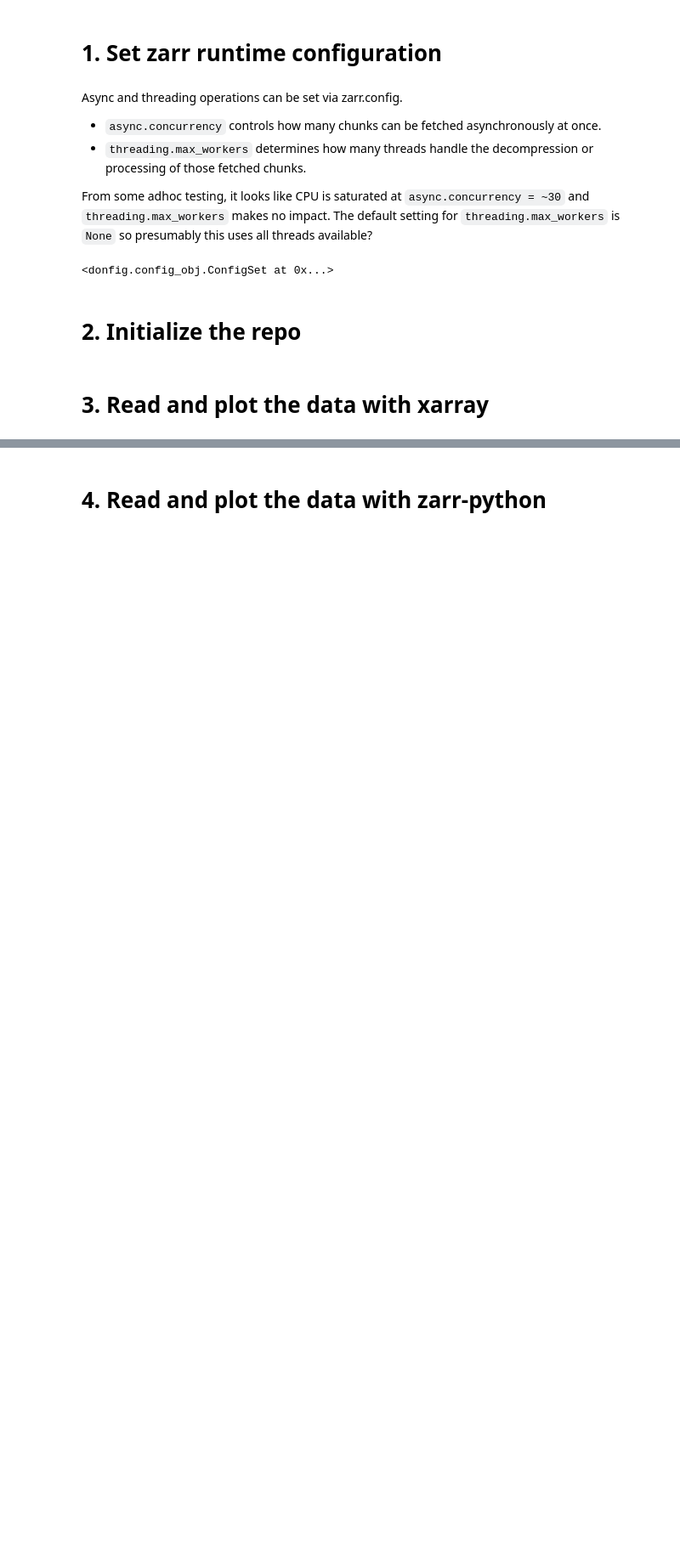
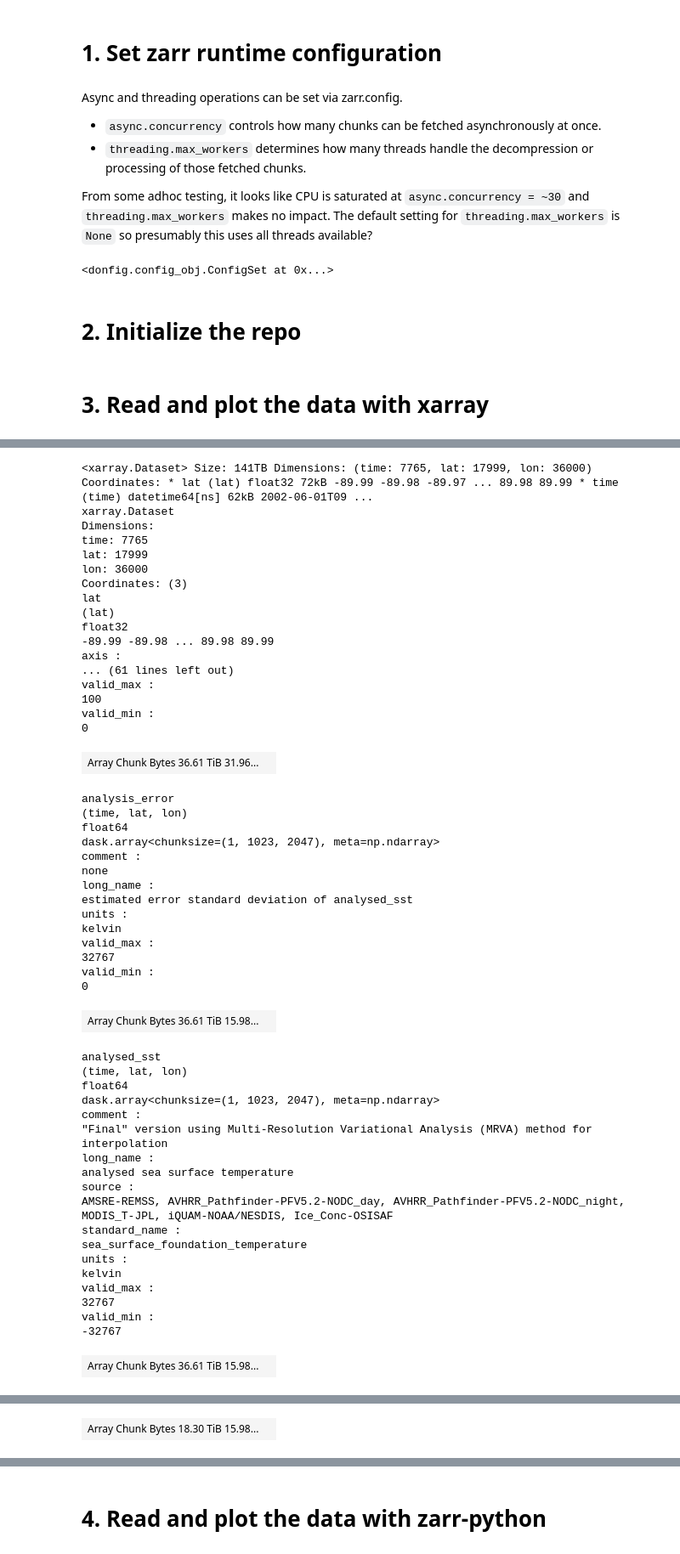
Before and after one commit to earth-mover/icechunk-nasa, a Jupyter notebook: notebooks/mur-sst/read_virtual.ipynb, the cells around one changed output, grey strips where cells are left out. Shown at 85% size. Saved outputs shown, nothing was run; the diff lists cells and outputs as text; code cells hidden in the pictures; blank space fills up the shorter version.

```diff
--- a/notebooks/mur-sst/read_virtual.ipynb
+++ b/notebooks/mur-sst/read_virtual.ipynb
@@ -36,7 +39,7 @@ zarr.config.set({
 # 2. Initialize the repo
 # %%
 repo = helpers.find_or_create_icechunk_repo(
-    store_name="MUR-JPL-L4-GLOB-v4.1-virtual-v3",
+    store_name="MUR-JPL-L4-GLOB-v4.1-virtual-v4/",
     store_type="s3",
     overwrite=False
 )
@@ -51,0 +55,55 @@ Wall time: 24.4 s
+# %%
+xds
+# %% [output]
+<xarray.Dataset> Size: 141TB Dimensions: (time: 7765, lat: 17999, lon: 36000) Coordinates: * lat (lat) float32 72kB -89.99 -89.98 -89.97 ... 89.98 89.99 * time (time) datetime64[ns] 62kB 2002-06-01T09 ...
+xarray.Dataset
+Dimensions:
+time: 7765
+lat: 17999
+lon: 36000
+Coordinates: (3)
+lat
+(lat)
+float32
+-89.99 -89.98 ... 89.98 89.99
+axis :
+... (61 lines left out)
+valid_max :
+100
+valid_min :
+0
+| Array Chunk Bytes 36.61 TiB 31.96... |  |
+analysis_error
+(time, lat, lon)
+float64
+dask.array<chunksize=(1, 1023, 2047), meta=np.ndarray>
+comment :
+none
+long_name :
+estimated error standard deviation of analysed_sst
+units :
+kelvin
+valid_max :
+32767
+valid_min :
+0
+| Array Chunk Bytes 36.61 TiB 15.98... |  |
+analysed_sst
+(time, lat, lon)
+float64
+dask.array<chunksize=(1, 1023, 2047), meta=np.ndarray>
+comment :
+"Final" version using Multi-Resolution Variational Analysis (MRVA) method for interpolation
+long_name :
+analysed sea surface temperature
+source :
+AMSRE-REMSS, AVHRR_Pathfinder-PFV5.2-NODC_day, AVHRR_Pathfinder-PFV5.2-NODC_night, MODIS_T-JPL, iQUAM-NOAA/NESDIS, Ice_Conc-OSISAF
+standard_name :
+sea_surface_foundation_temperature
+units :
+kelvin
+valid_max :
+32767
+valid_min :
+-32767
+| Array Chunk Bytes 36.61 TiB 15.98... |  |
@@ -51,0 +130 @@ Wall time: 24.4 s
+| Array Chunk Bytes 18.30 TiB 15.98... |  |
```
Also changed, not shown: parts of 10 cells of this notebook, 4 other files.
